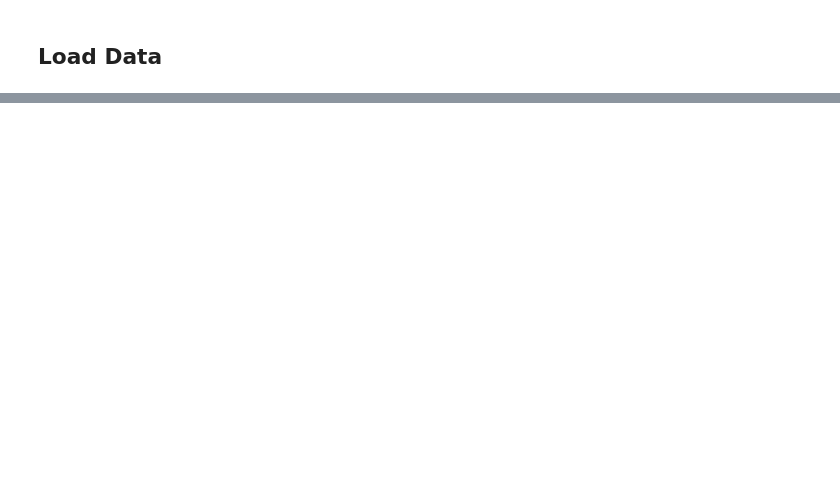
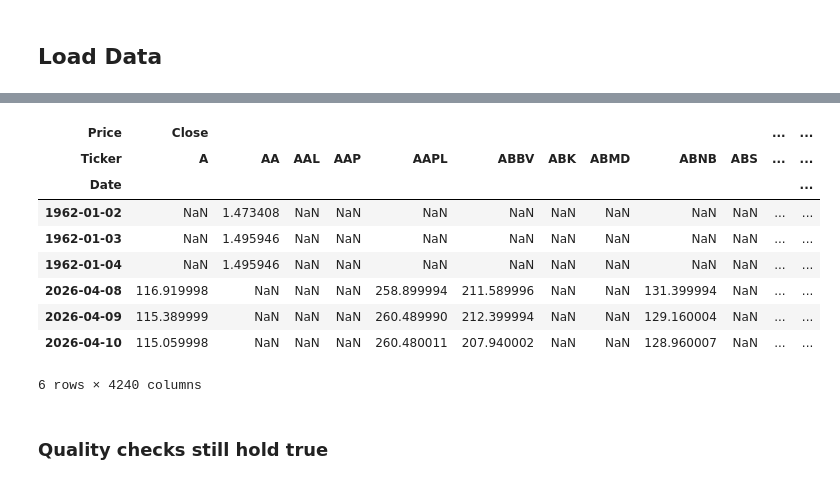
Before and after one commit to JamieW365/trading_algos, a Jupyter notebook: notebooks/backtesting/survivorship_bias.ipynb, the cells around one changed output, grey strips where cells are left out. Saved outputs shown, nothing was run; the diff lists cells and outputs as text; code cells hidden in the pictures; blank space fills up the shorter version.

Commit message:
survivorship_bias final notebook v1

```diff
--- a/notebooks/backtesting/survivorship_bias.ipynb
+++ b/notebooks/backtesting/survivorship_bias.ipynb
@@ -63,0 +568,19 @@ NameError: name 'tad' is not defined
+# %%
+# calc_sp500_survivors with get_latest=True will:
+
+#   * Dowload the latest metadata from Wikipedia
+
+#   * Assign a complete list of stocks that have ever made up part of
+#       the S&P500
+
+#   * Download complete up to date stock price data from Yahoo Finance
+
+#   * Save the complete dataset to memory
+#       default filename sp500alltime.csv
+
+#   * Account for survivorship bias in added and removed stocks
+
+#   * Save the final completed working dataset to memory
+#       default filename sp500alltimesurvivors.csv
+
+df_survivors = tad.calc_sp500_survivors(get_latest=True)
@@ -63,0 +597,16 @@ NameError: name 'tad' is not defined
+# %%
+# Dataset is complete from date of inception until the current day
+ht(df_survivors)
+# %% [output]
+| Price | Close |  |  |  |  |  |  |  |  |  | ... | ... |
+| Ticker | A | AA | AAL | AAP | AAPL | ABBV | ABK | ABMD | ABNB | ABS | ... | ... |
+| Date |  |  |  |  |  |  |  |  |  |  |  | ... |
+| 1962-01-02 | NaN | 1.473408 | NaN | NaN | NaN | NaN | NaN | NaN | NaN | NaN | ... | ... |
+| 1962-01-03 | NaN | 1.495946 | NaN | NaN | NaN | NaN | NaN | NaN | NaN | NaN | ... | ... |
+| 1962-01-04 | NaN | 1.495946 | NaN | NaN | NaN | NaN | NaN | NaN | NaN | NaN | ... | ... |
+| 2026-04-08 | 116.919998 | NaN | NaN | NaN | 258.899994 | 211.589996 | NaN | NaN | 131.399994 | NaN | ... | ... |
+| 2026-04-09 | 115.389999 | NaN | NaN | NaN | 260.489990 | 212.399994 | NaN | NaN | 129.160004 | NaN | ... | ... |
+| 2026-04-10 | 115.059998 | NaN | NaN | NaN | 260.480011 | 207.940002 | NaN | NaN | 128.960007 | NaN | ... | ... |
+6 rows × 4240 columns
+# %% [markdown]
+### Quality checks still hold true
```
Also changed, not shown: parts of 65 cells of this notebook.
